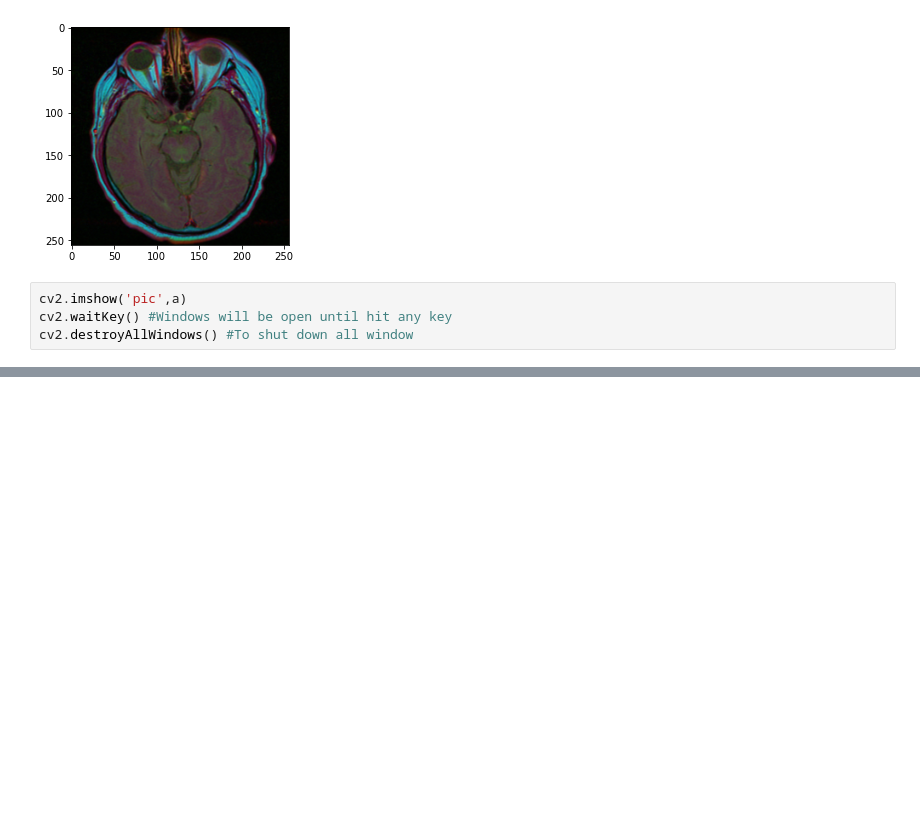
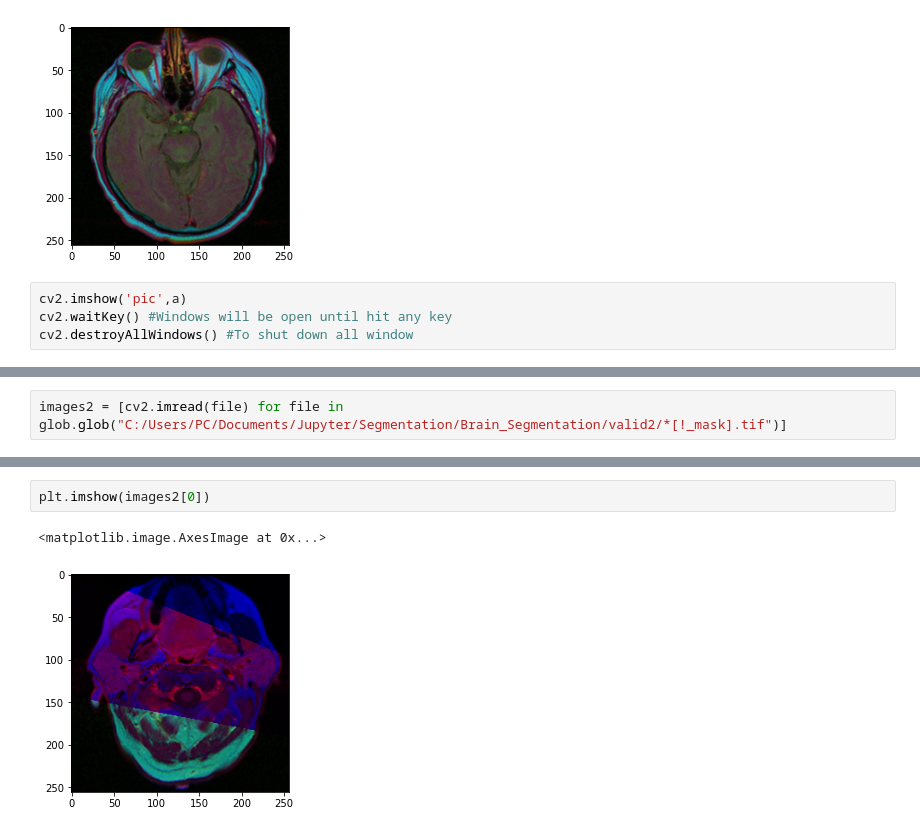
Before and after one commit to euguroglu/OpenCV, a Jupyter notebook: OpenCV_BP_12_Glob_Walk_Through_Directories_To_Get_Files_And_Transfer.ipynb, the cells around one changed output, grey strips where cells are left out. Cells and saved outputs as stored; diff of their text form; blank space fills up the shorter version.

```diff
--- a/OpenCV_BP_12_Glob_Walk_Through_Directories_To_Get_Files_And_Transfer.ipynb
+++ b/OpenCV_BP_12_Glob_Walk_Through_Directories_To_Get_Files_And_Transfer.ipynb
@@ -26,0 +33,2 @@ cv2.destroyAllWindows() #To shut down all window
+# %%
+images2 = [cv2.imread(file) for file in glob.glob("C:/Users/PC/Documents/Jupyter/Segmentation/Brain_Segmentation/valid2/*[!_mask].tif")]
@@ -26,0 +58,5 @@ cv2.destroyAllWindows() #To shut down all window
+# %%
+plt.imshow(images2[0])
+# %% [output]
+<matplotlib.image.AxesImage at 0x...>
+[figure, added]
```
Also changed, not shown: parts of 4 cells of this notebook.
